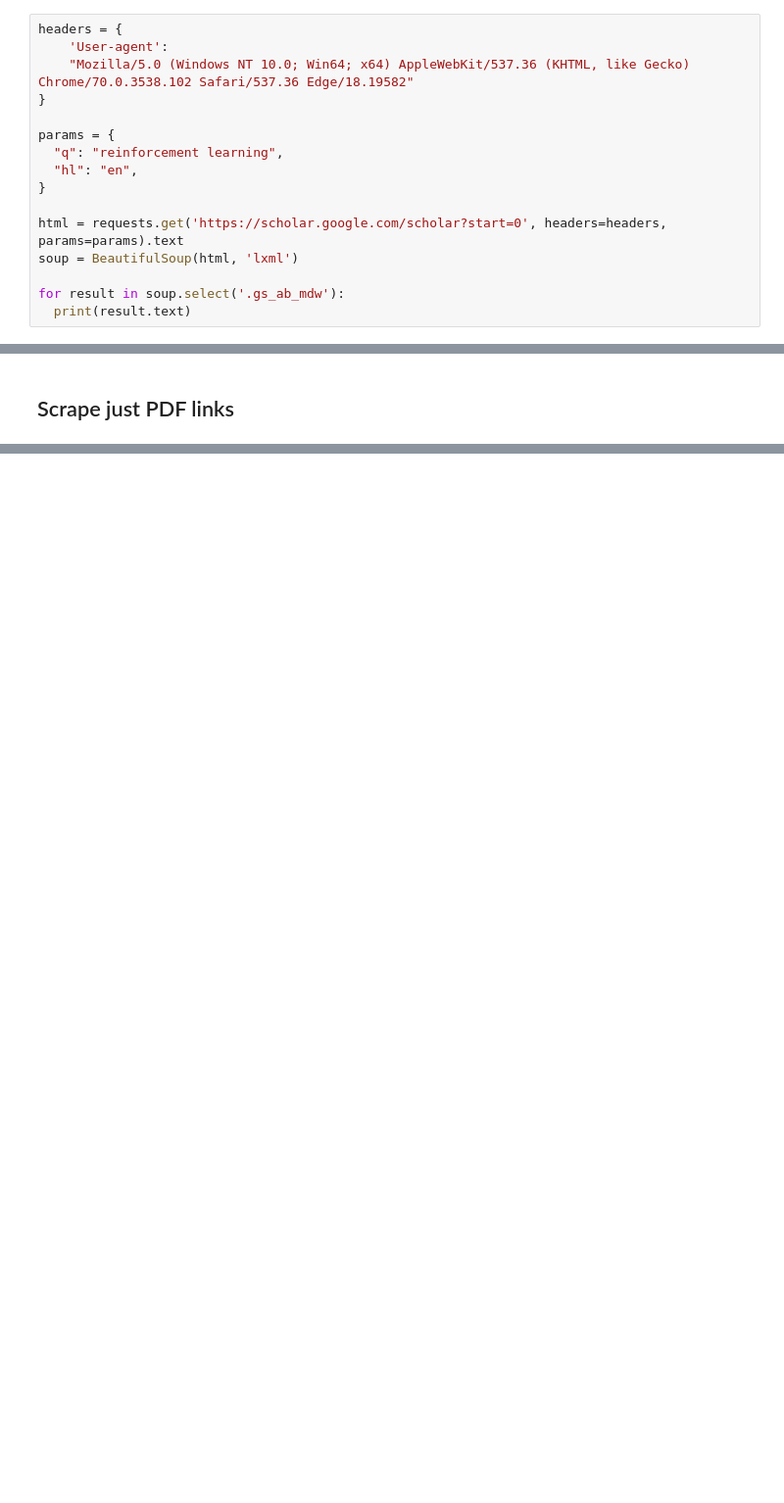
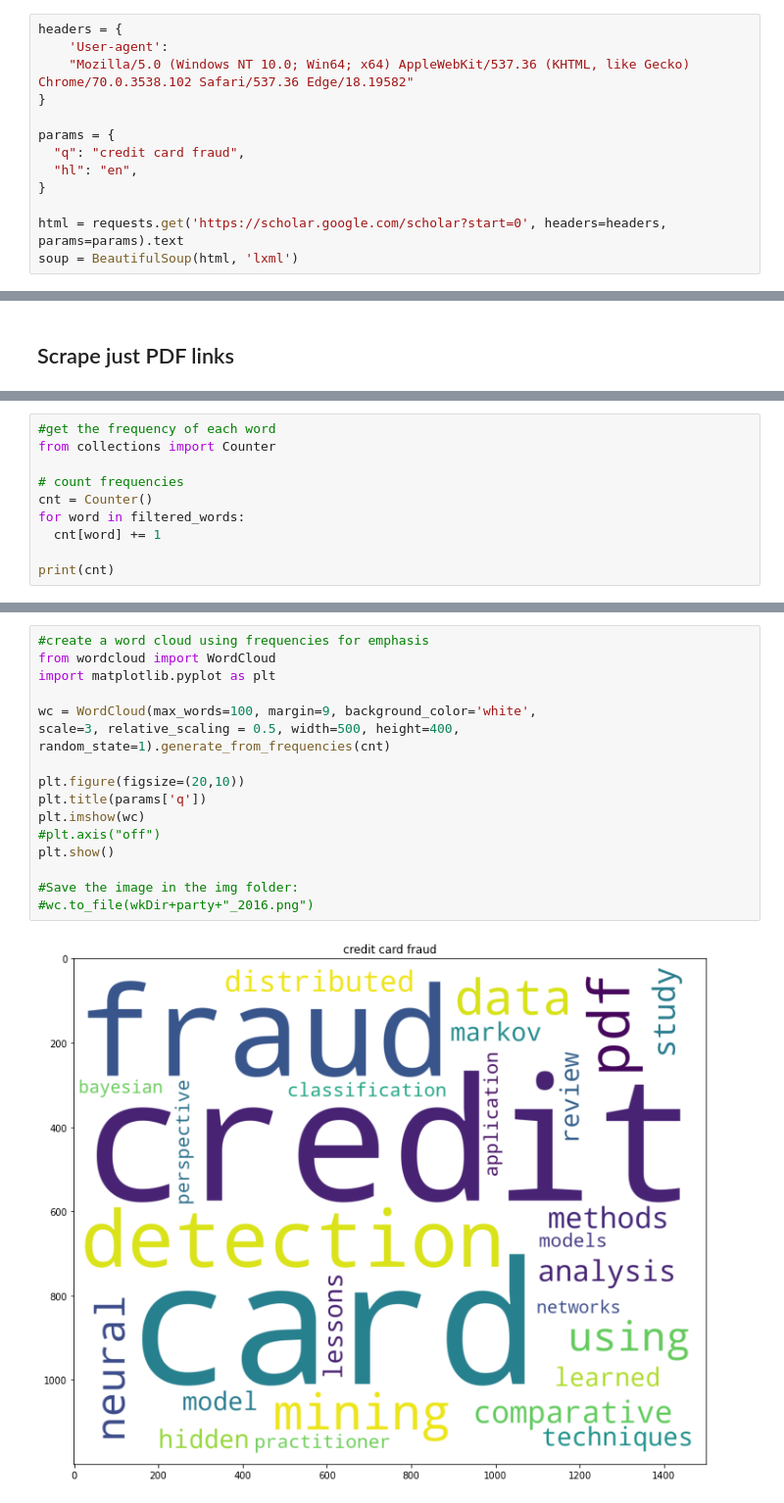
Before and after one commit to rob-sullivan/google-scholar-webscraper, a Jupyter notebook: google_scholar_webscraper.ipynb, the cells around one changed output, grey strips where cells are left out. Shown at 98% size. Saved outputs shown, nothing was run; the diff lists cells and outputs as text; blank space fills up the shorter version.

Commit message:
added wordcloud
only works with 10 searches so far

```diff
--- a/google_scholar_webscraper.ipynb
+++ b/google_scholar_webscraper.ipynb
@@ -20,12 +34,9 @@ headers = {
 }
 
 params = {
-  "q": "reinforcement learning",
+  "q": "credit card fraud",
   "hl": "en",
 }
 
 html = requests.get('https://scholar.google.com/scholar?start=0', headers=headers, params=params).text
 soup = BeautifulSoup(html, 'lxml')
-
-for result in soup.select('.gs_ab_mdw'):
-  print(result.text)
@@ -122,0 +159,10 @@ https://mathsci2.appstate.edu/~wmcb/Class/5340/ClassNotes141/EdelmanAwards/Inter
+# %%
+#get the frequency of each word
+from collections import Counter
+
+# count frequencies
+cnt = Counter()
+for word in filtered_words:
+  cnt[word] += 1
+
+print(cnt)
@@ -122,0 +173,19 @@ https://mathsci2.appstate.edu/~wmcb/Class/5340/ClassNotes141/EdelmanAwards/Inter
+# %%
+#create a word cloud using frequencies for emphasis
+from wordcloud import WordCloud
+import matplotlib.pyplot as plt
+
+wc = WordCloud(max_words=100, margin=9, background_color='white',
+scale=3, relative_scaling = 0.5, width=500, height=400,
+random_state=1).generate_from_frequencies(cnt)
+
+plt.figure(figsize=(20,10))
+plt.title(params['q'])
+plt.imshow(wc)
+#plt.axis("off")
+plt.show()
+
+#Save the image in the img folder:
+#wc.to_file(wkDir+party+"_2016.png")
+# %% [output]
+[figure, added]
```
Also changed, not shown: parts of 18 cells of this notebook.
